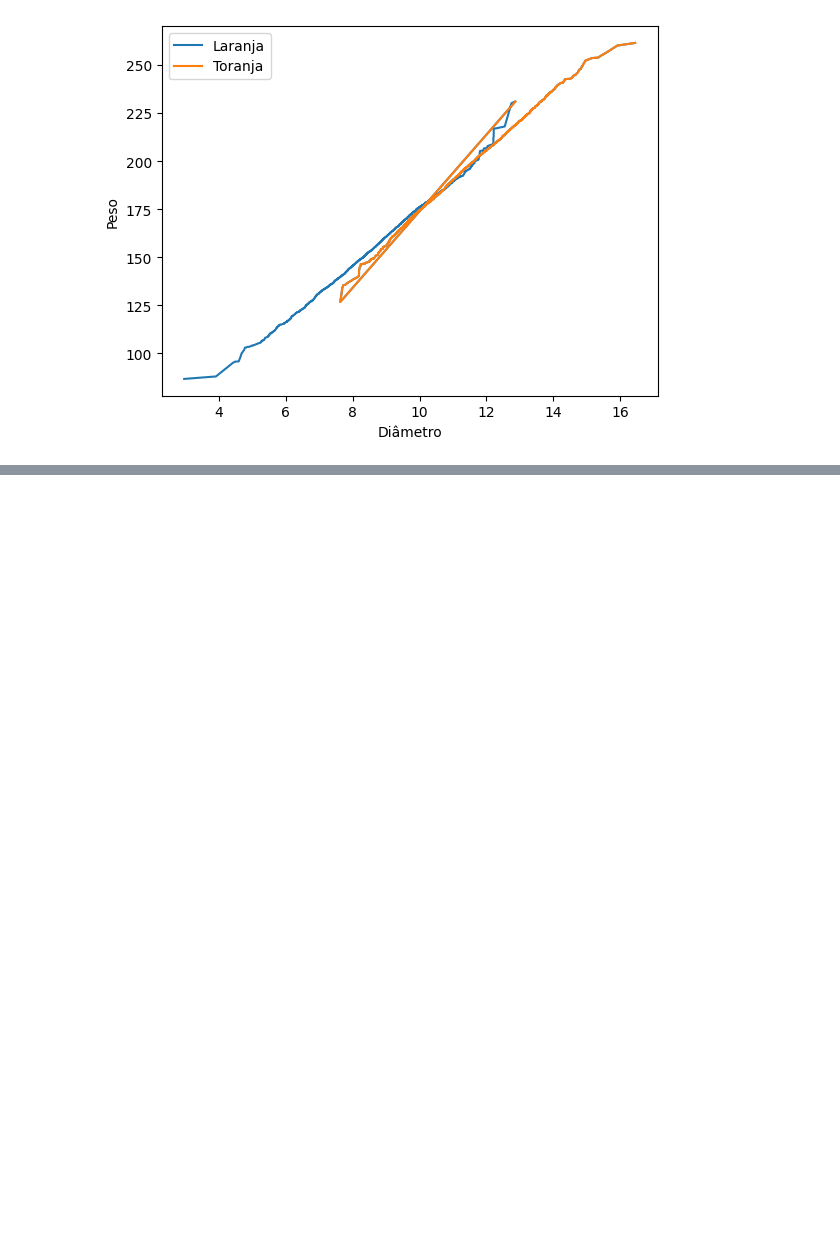
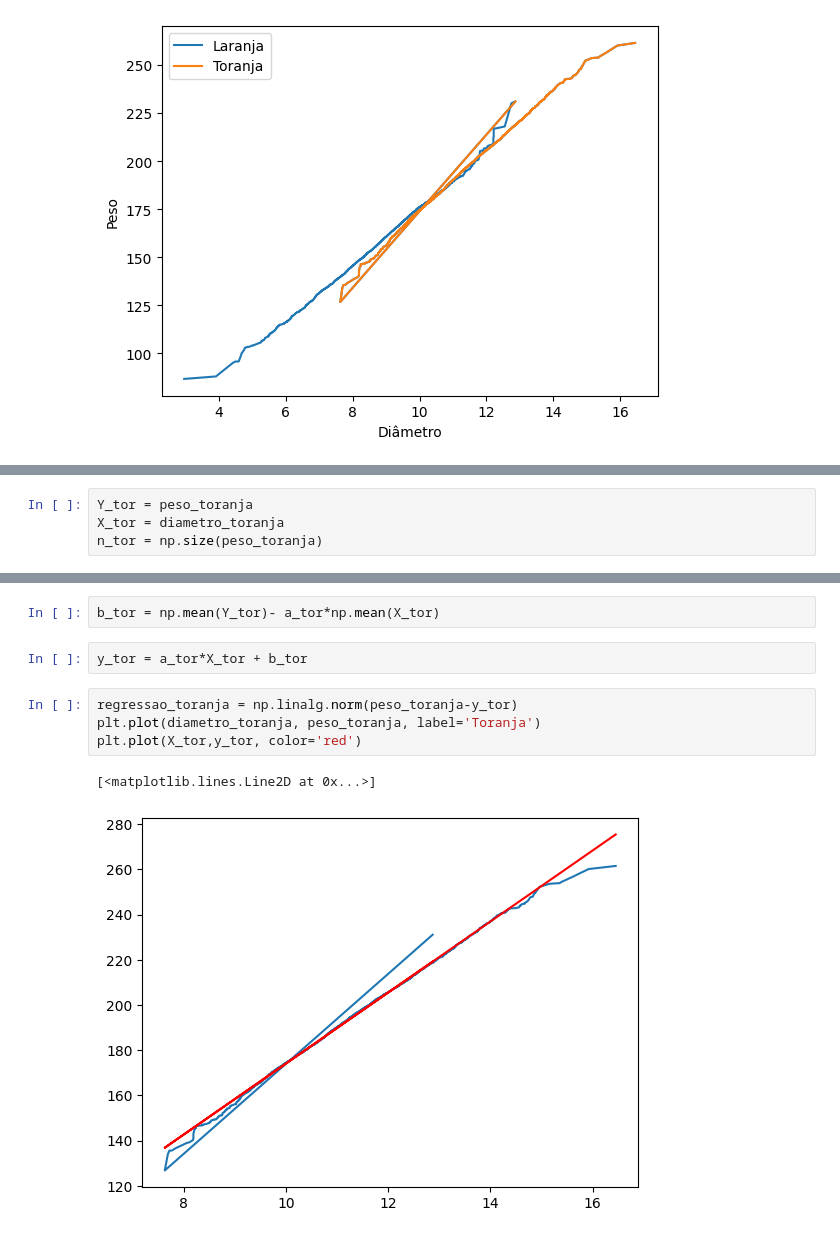
Before and after one commit to phfarath/Python-Projects, a Jupyter notebook: DataScience/Aprendendo/Numpy/ConhecendoNumpy/Exercicios.ipynb, the cells around one changed output, grey strips where cells are left out. Saved outputs shown, nothing was run; the diff lists cells and outputs as text; blank space fills up the shorter version.

```diff
--- a/DataScience/Aprendendo/Numpy/ConhecendoNumpy/Exercicios.ipynb
+++ b/DataScience/Aprendendo/Numpy/ConhecendoNumpy/Exercicios.ipynb
@@ -22,0 +45,4 @@ plt.show()
+# %%
+Y_tor = peso_toranja
+X_tor = diametro_toranja
+n_tor = np.size(peso_toranja)
@@ -22,0 +54,11 @@ plt.show()
+# %%
+b_tor = np.mean(Y_tor)- a_tor*np.mean(X_tor)
+# %%
+y_tor = a_tor*X_tor + b_tor
+# %%
+regressao_toranja = np.linalg.norm(peso_toranja-y_tor)
+plt.plot(diametro_toranja, peso_toranja, label='Toranja')
+plt.plot(X_tor,y_tor, color='red')
+# %% [output]
+[<matplotlib.lines.Line2D at 0x...>]
+[figure, added]
```
Also changed, not shown: parts of 12 cells of this notebook, 10 other files.
